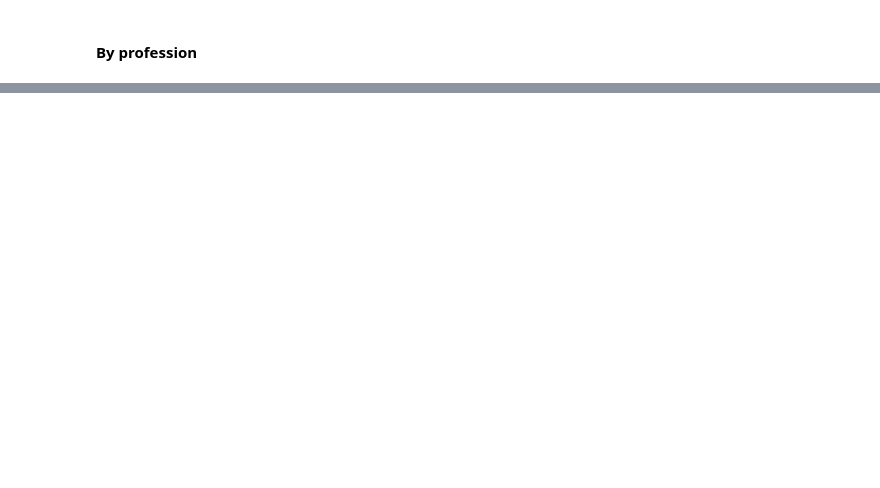
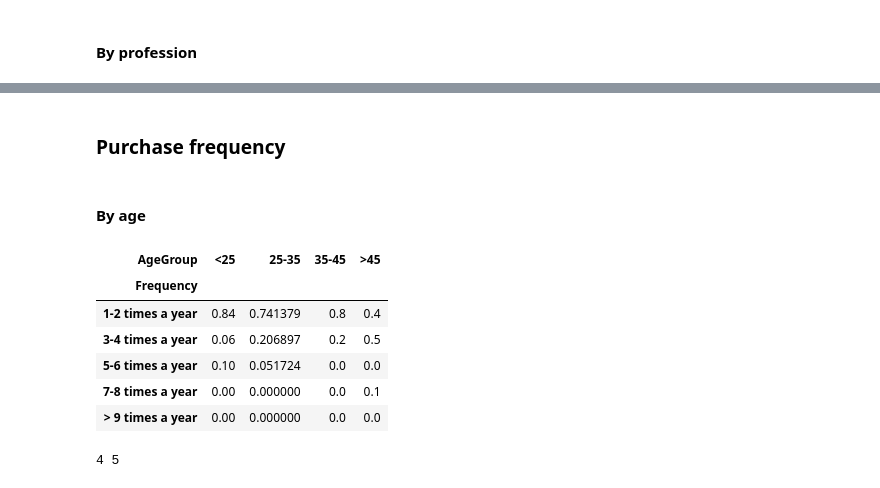
Before and after one commit to mksoc/thesis_data_analysis, a Jupyter notebook: src/survey_analysis.ipynb, the cells around one changed output, grey strips where cells are left out. Cells and saved outputs as stored; diff of their text form; code cells hidden in the pictures; blank space fills up the shorter version.

```diff
--- a/src/survey_analysis.ipynb
+++ b/src/survey_analysis.ipynb
@@ -534,3 +568,19 @@ ax.set_xlabel('')
 ax.set_ylabel('Customers (%)')
 pcfg.hide_spines(ax)
 pcfg.save_fig('res01_customer_04_profession')
+# %% [markdown]
+### Purchase frequency
+# %% [markdown]
+#### By age
+# %%
+by_age = pd.crosstab(df['Frequency'], df['AgeGroup'], normalize='columns', dropna=False)
+pcfg.heatmap(by_age, 'res02_frequency_01_age', xlabel='Age', ylabel='Purchase frequency', origin='lower')
+# %% [output]
+| AgeGroup | <25 | 25-35 | 35-45 | >45 |
+| Frequency |  |  |  |  |
+| 1-2 times a year | 0.84 | 0.741379 | 0.8 | 0.4 |
+| 3-4 times a year | 0.06 | 0.206897 | 0.2 | 0.5 |
+| 5-6 times a year | 0.10 | 0.051724 | 0.0 | 0.0 |
+| 7-8 times a year | 0.00 | 0.000000 | 0.0 | 0.1 |
+| > 9 times a year | 0.00 | 0.000000 | 0.0 | 0.0 |
+4 5
```
Also changed, not shown: parts of 12 cells of this notebook, 2 other files.
